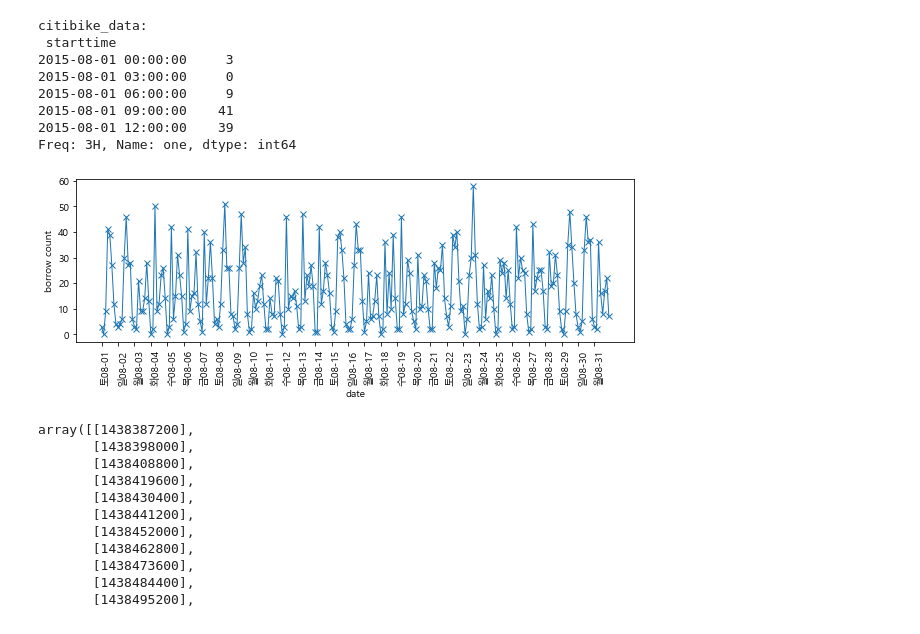
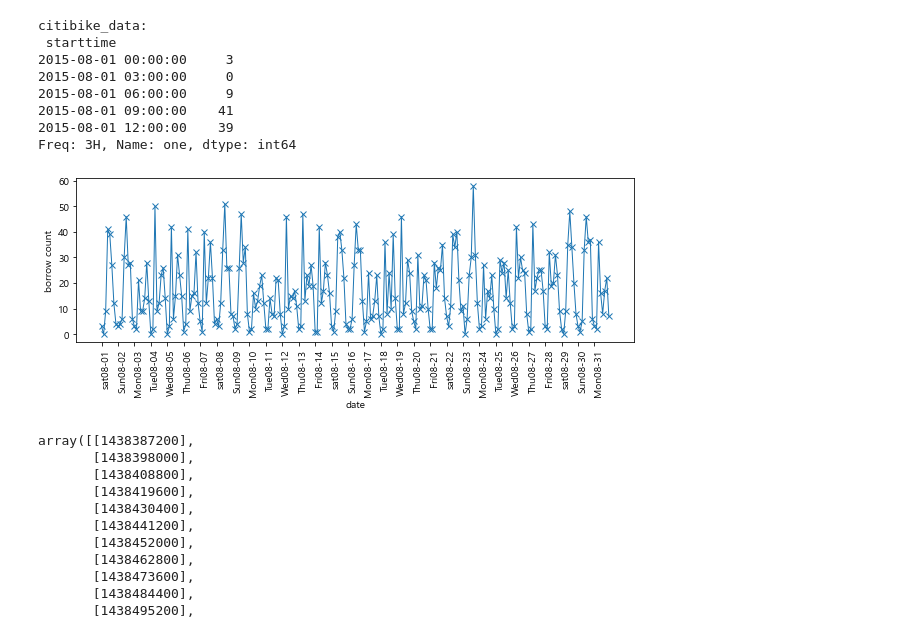
Before and after one commit to jeongykim/Maestro_Python_JY, a Jupyter notebook: JY_20210630(특성 자동 선택).ipynb, the cells around one changed output. Drawn from its saved outputs; the diff is of its cells as text; code cells hidden in the pictures.

```diff
--- a/JY_20210630(특성 자동 선택).ipynb
+++ b/JY_20210630(특성 자동 선택).ipynb
@@ -115,17 +84,17 @@ rc('font', family=font_name)
 # %%
 plt.figure(figsize=(10,3))
 xticks = pd.date_range(start=citibike.index.min(),end=citibike.index.max(),
                       freq='D')
-week = ["일","월","화","수","목","금","토"]
+week = ["Sun","Mon","Tue","Wed","Thu","Fri","sat"]
 xticks_name = [week[int(w)]+d for w, d in zip(xticks.strftime("%w"),
                                              xticks.strftime("%m-%d"))]
 plt.xticks(xticks, xticks_name, rotation=90, ha ="left")
 plt.plot(citibike, linewidth=1, marker='x')
 plt.xlabel("date")
 plt.ylabel("borrow count")
 plt.show()
 # %% [output]
-[figure, old version]
+[figure, new version]
 # %%
 y = citibike.values
 # %%
```
Also changed, not shown: parts of 22 cells of this notebook, 2 other files.
